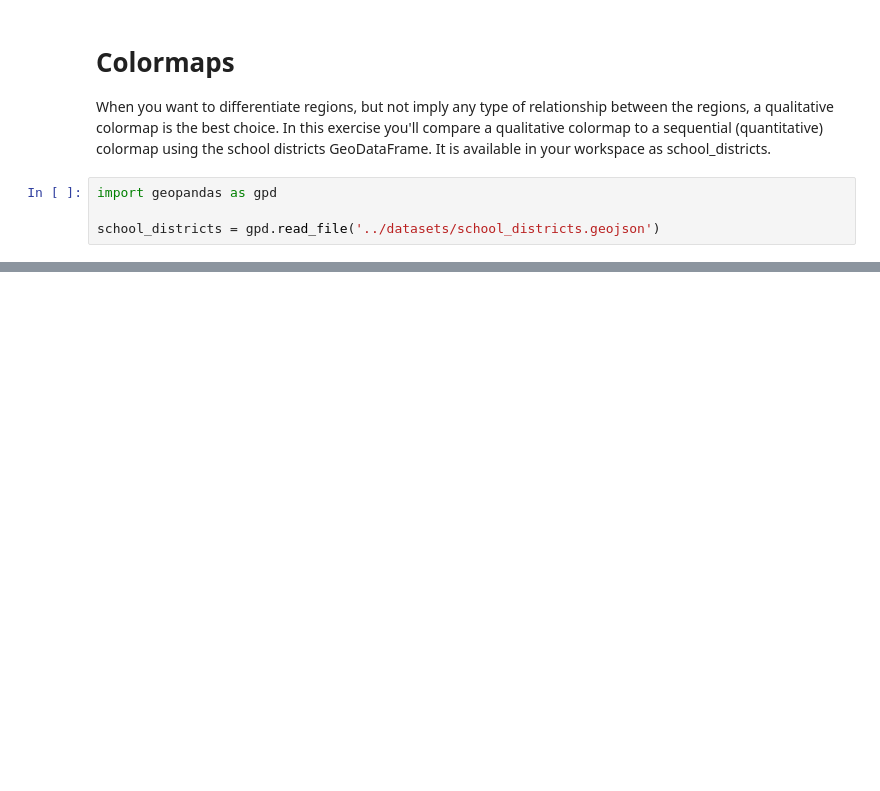
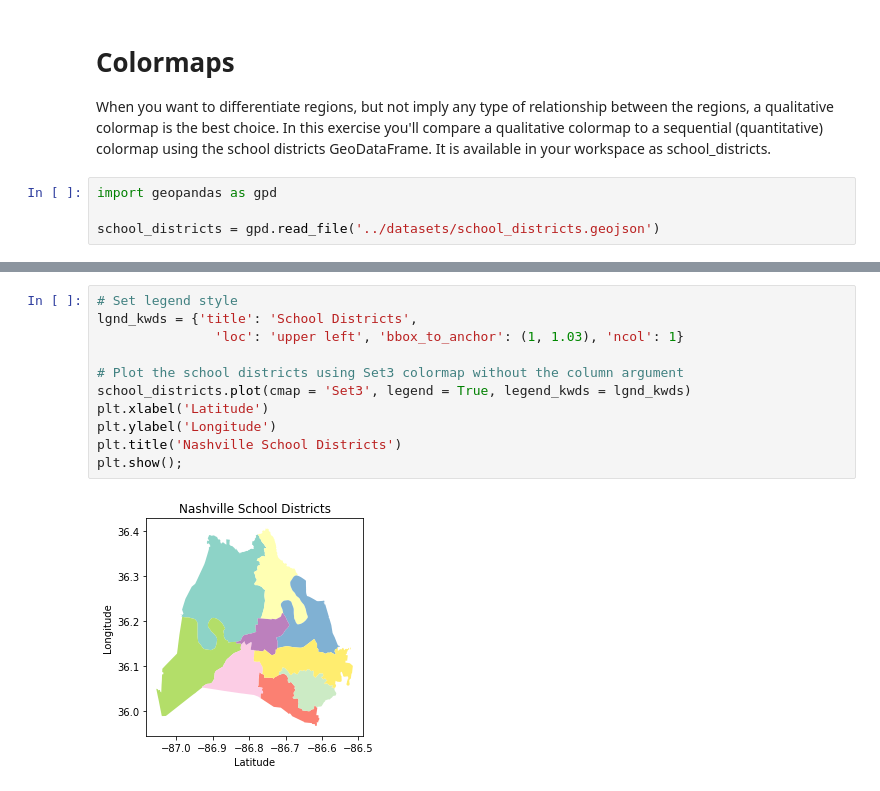
Before and after one commit to MohamedFarih/datacamp-playground, a Jupyter notebook: visualizing-geospatial-data-in-python/2. Creating and joining GeoDataFrames/notebook_section_2.ipynb, the cells around one changed output, grey strips where cells are left out. Cells and saved outputs as stored; diff of their text form; blank space fills up the shorter version.

```diff
--- a/visualizing-geospatial-data-in-python/2. Creating and joining GeoDataFrames/notebook_section_2.ipynb
+++ b/visualizing-geospatial-data-in-python/2. Creating and joining GeoDataFrames/notebook_section_2.ipynb
@@ -25,0 +41,13 @@ plt.show()
+# %%
+# Set legend style
+lgnd_kwds = {'title': 'School Districts',
+               'loc': 'upper left', 'bbox_to_anchor': (1, 1.03), 'ncol': 1}
+
+# Plot the school districts using Set3 colormap without the column argument
+school_districts.plot(cmap = 'Set3', legend = True, legend_kwds = lgnd_kwds)
+plt.xlabel('Latitude')
+plt.ylabel('Longitude')
+plt.title('Nashville School Districts')
+plt.show();
+# %% [output]
+[figure, added]
```
Also changed, not shown: parts of 20 cells of this notebook, 7 other files.
